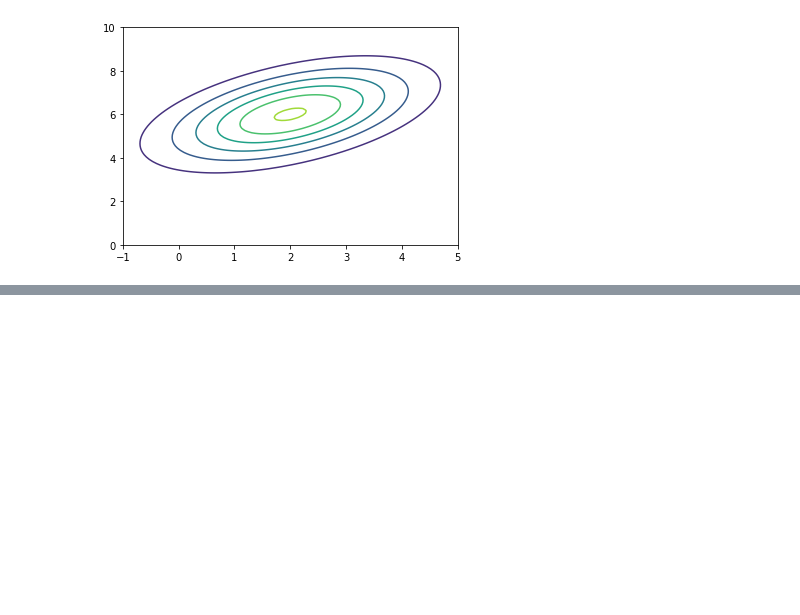
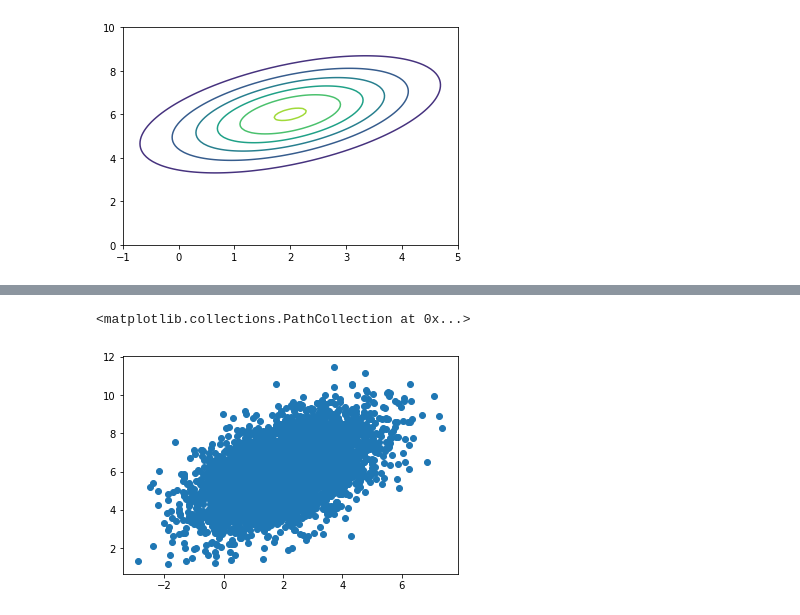
Before and after one commit to Mrxiangli/ECE595, a Jupyter notebook: hw1/HW1.ipynb, the cells around one changed output, grey strips where cells are left out. Drawn from its saved outputs; the diff is of its cells as text; code cells hidden in the pictures; blank space fills up the shorter version.

```diff
--- a/hw1/HW1.ipynb
+++ b/hw1/HW1.ipynb
@@ -93,0 +119,11 @@ plt.show()
+# %%
+cov = np.array([[2,1],[1,2]])
+b = np.array([2,6])
+w,v = np.linalg.eig(cov)
+dia =np.sqrt(np.diag(w))
+trans = (v@dia)
+x_check, y_check = np.add(np.matmul(trans,sample.T).T,b).T
+plt.scatter(x_check,y_check)
+# %% [output]
+<matplotlib.collections.PathCollection at 0x...>
+[figure, added]
```
Also changed, not shown: parts of 6 cells of this notebook.
